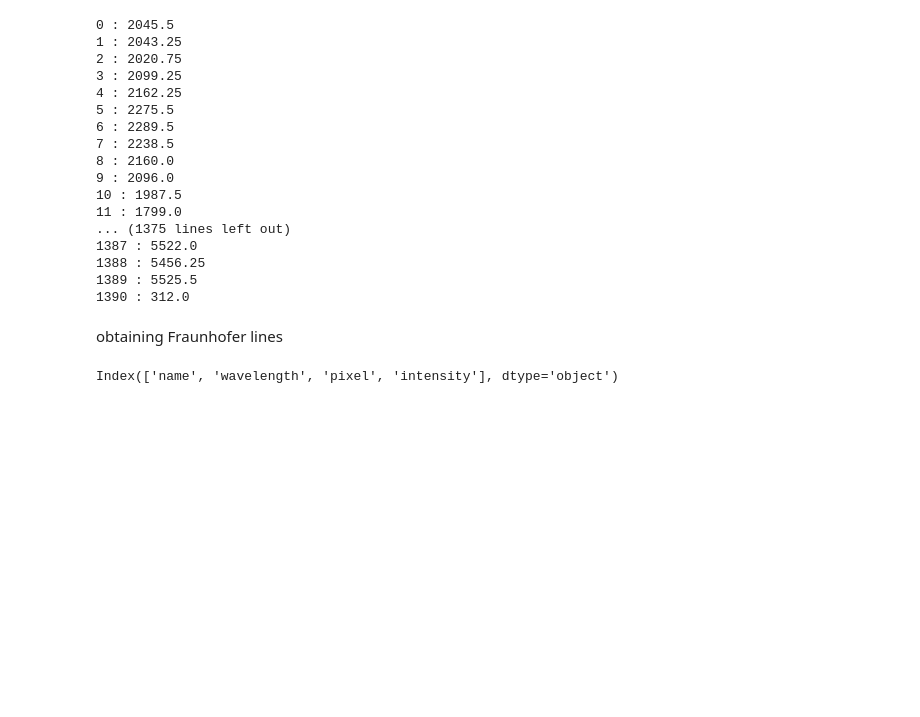
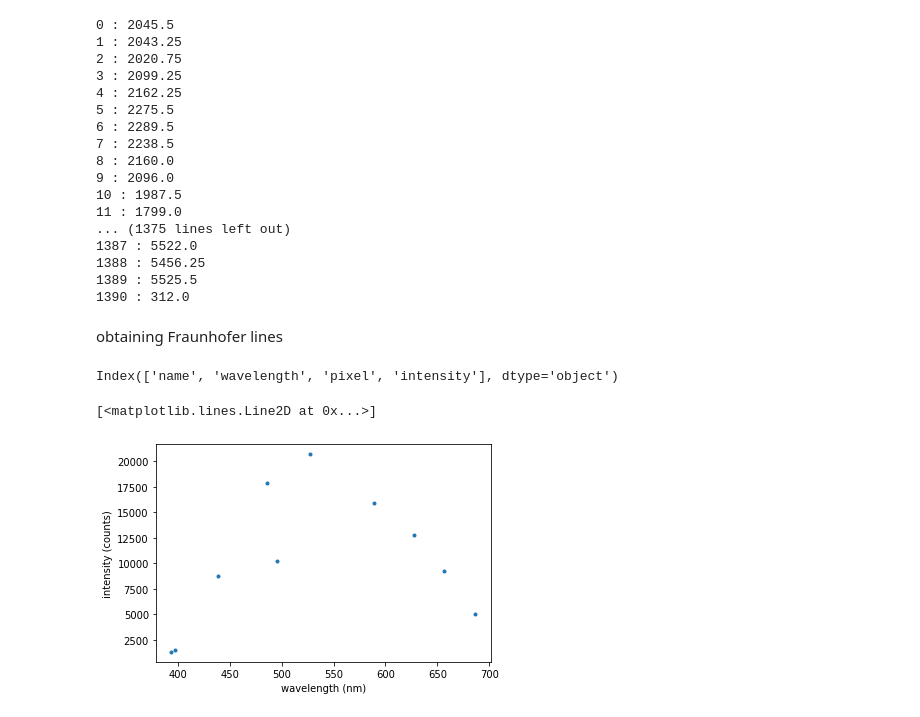
Before and after one commit to Yousousen/solar_physics, a Jupyter notebook: spectrum.ipynb, the cells around one changed output. Saved outputs shown, nothing was run; the diff lists cells and outputs as text; code cells hidden in the pictures; blank space fills up the shorter version.

```diff
--- a/spectrum.ipynb
+++ b/spectrum.ipynb
@@ -212,7 +212,13 @@ obtaining Fraunhofer lines
 # %%
 import pandas as pd
 df_fl = pd.read_csv('fraunhofer_lines.csv')
+df_fl.keys()
+# %% [output]
+Index(['name', 'wavelength', 'pixel', 'intensity'], dtype='object')
-# %%
-df_fl.keys()
-# %% [output]
-Index(['name', 'wavelength', 'pixel', 'intensity'], dtype='object')
+# %%
+plt.xlabel('wavelength (nm)')
+plt.ylabel('intensity (counts)')
+plt.plot(df_fl['wavelength'], df_fl['intensity'], '.')
+# %% [output]
+[<matplotlib.lines.Line2D at 0x...>]
+[figure, added]
```
Also changed, not shown: parts of 4 cells of this notebook, 1 other file.
